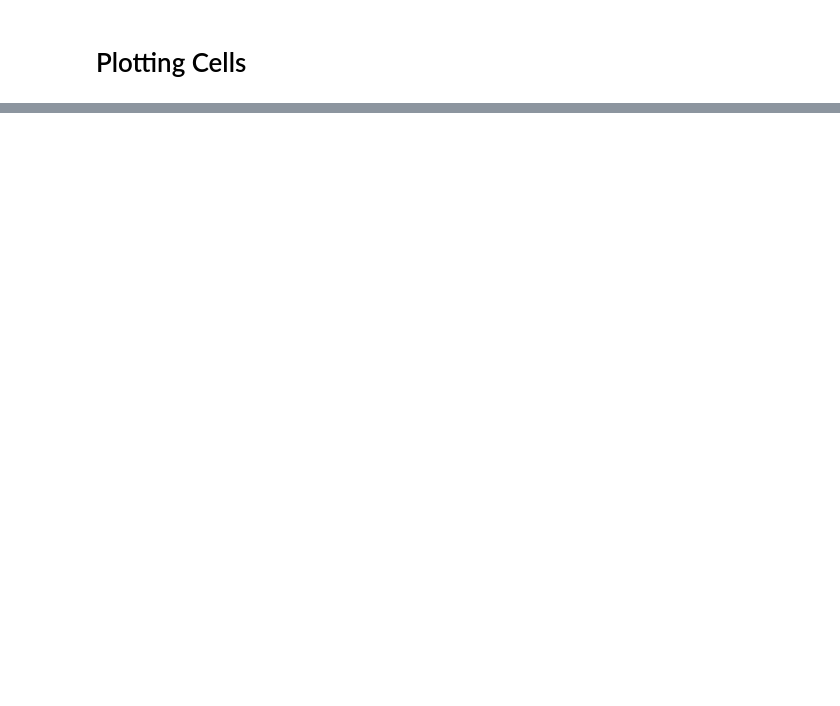
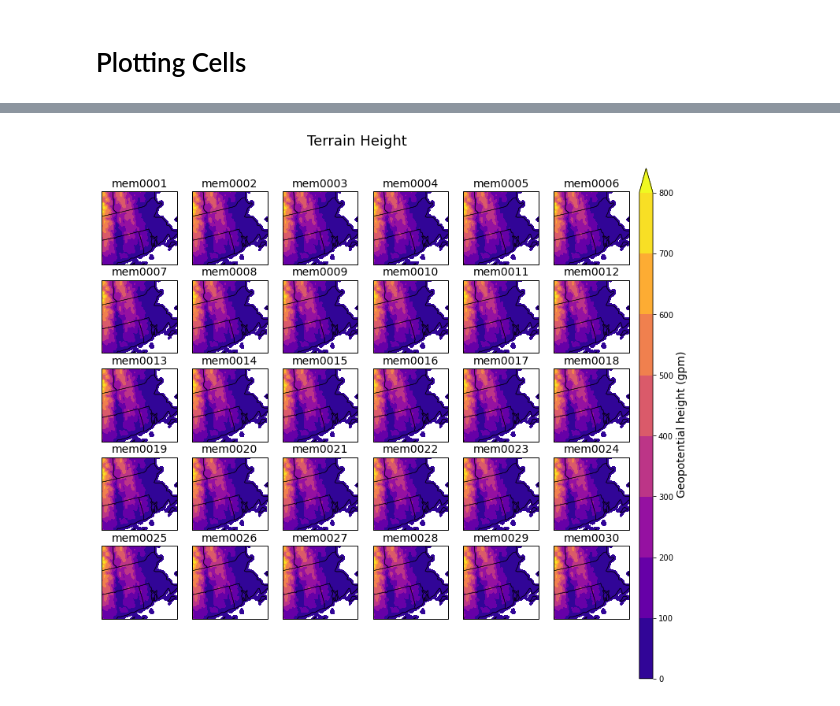
Before and after one commit to ShawnMurdzek-NOAA/py_scripts, a Jupyter notebook: cloud_da/probing_rrfs_ensemble.ipynb, the cells around one changed output, grey strips where cells are left out. Drawn from its saved outputs; the diff is of its cells as text; code cells hidden in the pictures; blank space fills up the shorter version.

```diff
--- a/cloud_da/probing_rrfs_ensemble.ipynb
+++ b/cloud_da/probing_rrfs_ensemble.ipynb
@@ -397,0 +471,12 @@ Performing interpolation for mem0015
+# %%
+klvl = np.nan
+nrows = 5
+ncols = 6
+figsize = (12, 10)
+fig = ens_obj.postage_stamp_contourf('HGT_P0_L1_GLC0', nrows, ncols, klvl=klvl, figsize=figsize,
+                                     title='Terrain Height',
+                                     plt_kw={'ingest_kw':{'zind':[klvl]},
+                                             'cntf_kw':{'cmap':'plasma', 'levels':np.arange(0, 900, 100),
+                                                        'extend':'max'}})
+# %% [output]
+[figure, added]
```
Also changed, not shown: parts of 25 cells of this notebook.
